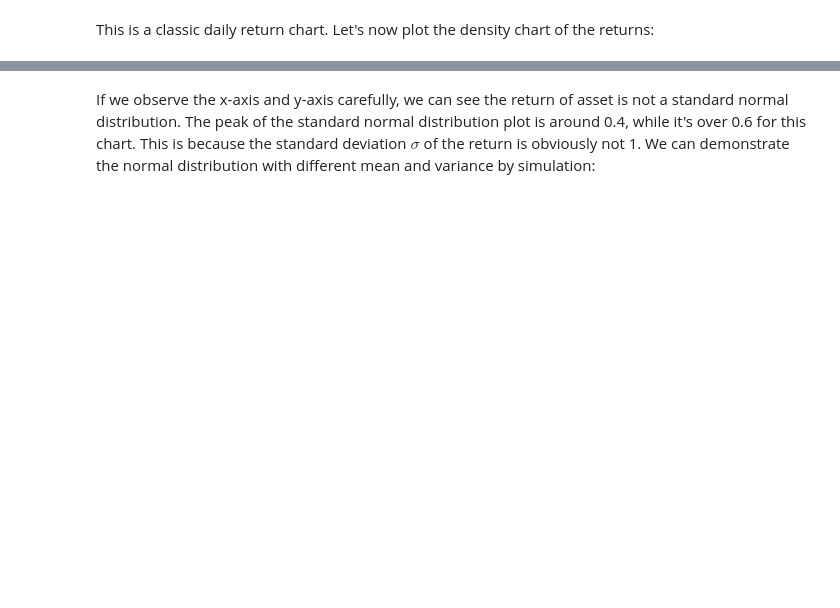
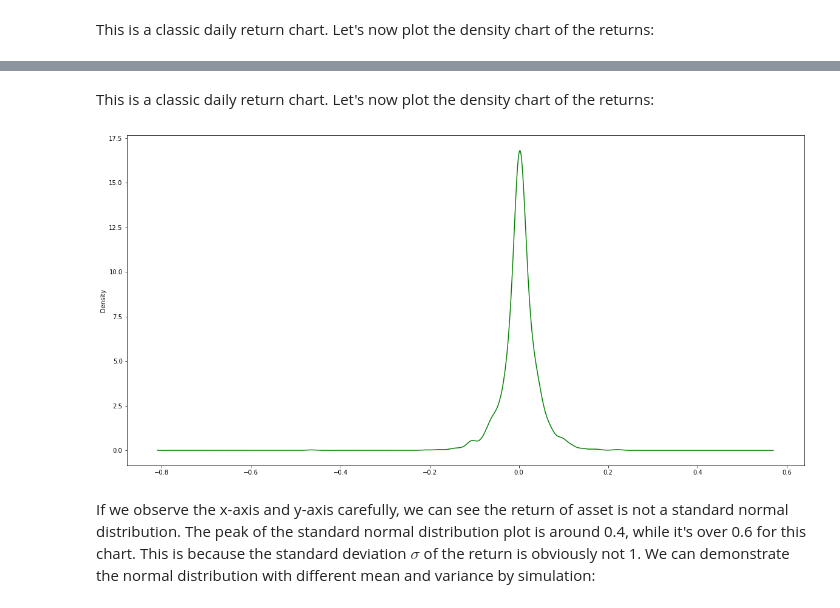
Before and after one commit to gabimgarciarom/AlgorithmsUN2021I, a Jupyter notebook: Lab4/ggarciaroTutorial7.ipynb, the cells around one changed output, grey strips where cells are left out. Cells and saved outputs as stored; diff of their text form; code cells hidden in the pictures; blank space fills up the shorter version.

```diff
--- a/Lab4/ggarciaroTutorial7.ipynb
+++ b/Lab4/ggarciaroTutorial7.ipynb
@@ -230,3 +336,11 @@ plt.show()
+# %% [markdown]
+This is a classic daily return chart. Let's now plot the density chart of the returns:
+# %%
+plt.figure(figsize = (20,10))
+btc.log_return.plot.density(color='green')
+plt.show()
+# %% [output]
+[figure, added]
 # %% [markdown]
 If we observe the x-axis and y-axis carefully, we can see the return of asset is not a standard normal distribution. The peak of the standard normal distribution plot is around 0.4, while it's over 0.6 for this chart. This is because the standard deviation $σ$ of the return is obviously not 1. We can demonstrate the normal distribution with different mean and variance by simulation:
 # %%
```
Also changed, not shown: parts of 29 cells of this notebook, 1 other file.
